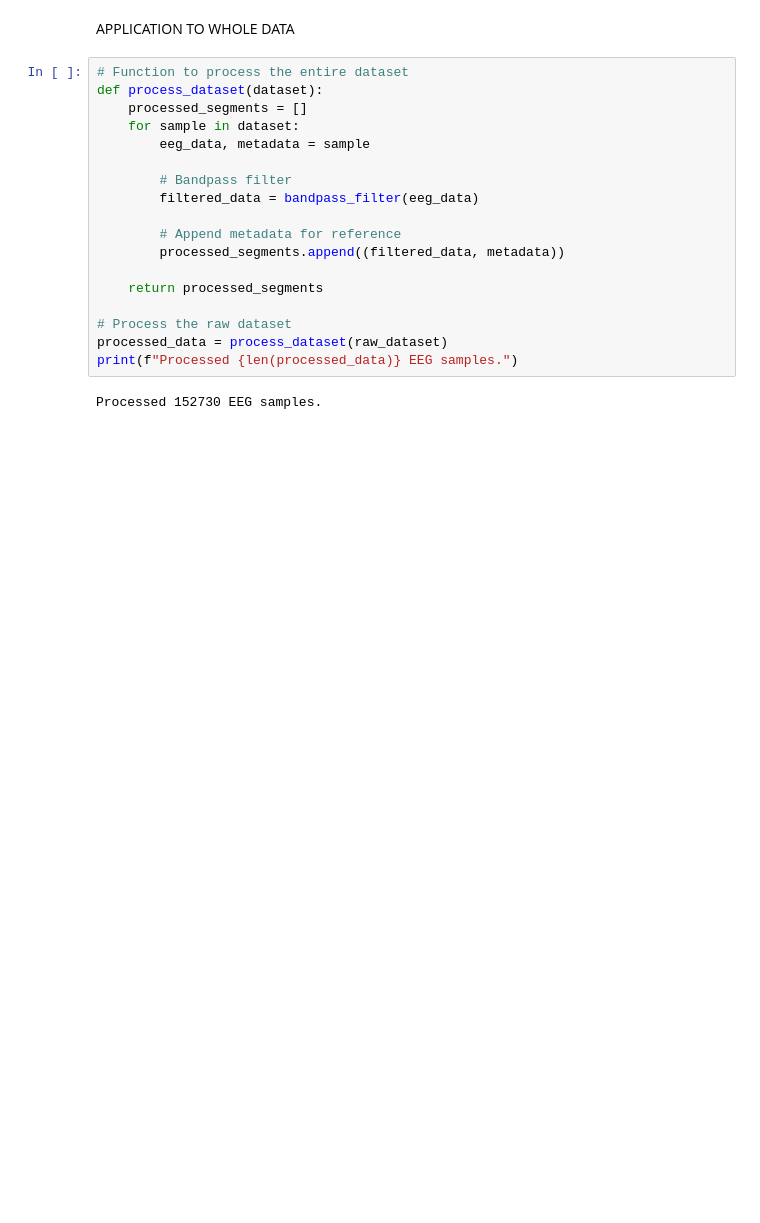
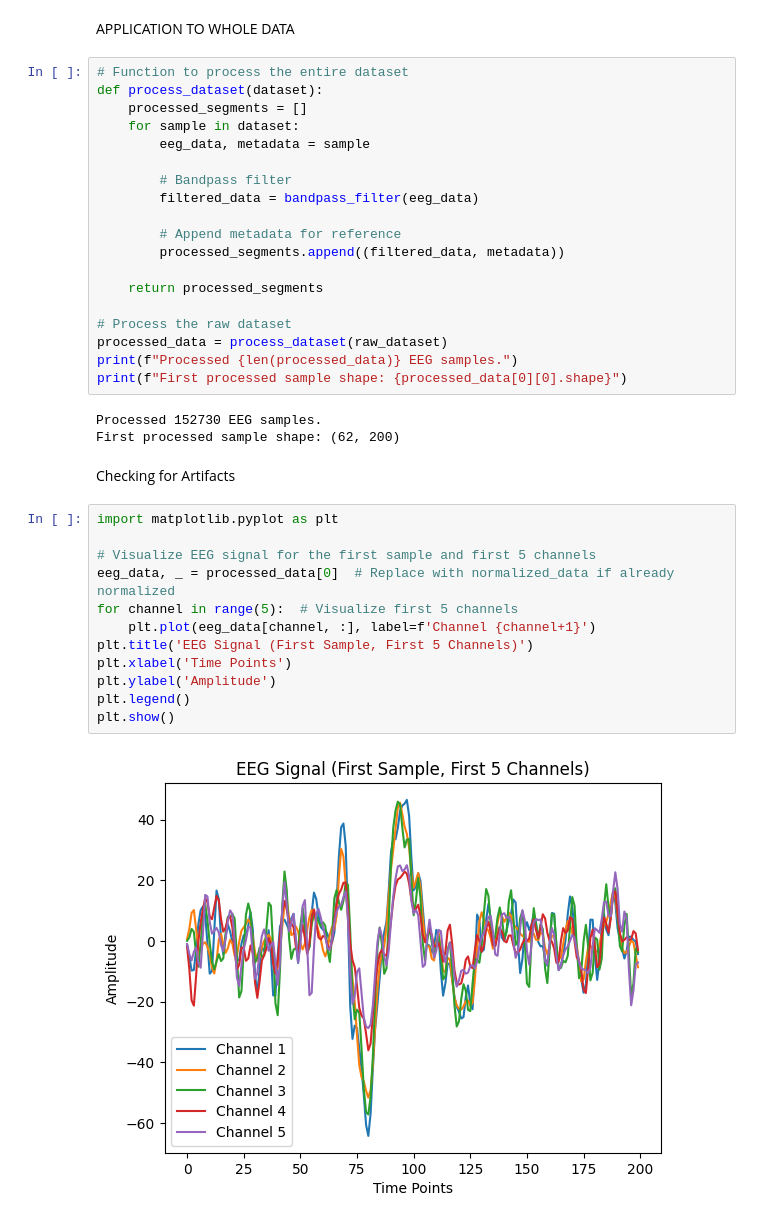
Before and after one commit to hamzaowaisog/EEg-based-Emotion-Recognition, a Jupyter notebook: Version 2_Hamza/SEED_new_approach.ipynb, the cells around one changed output. Saved outputs shown, nothing was run; the diff lists cells and outputs as text; blank space fills up the shorter version.

```diff
--- a/Version 2_Hamza/SEED_new_approach.ipynb
+++ b/Version 2_Hamza/SEED_new_approach.ipynb
@@ -375,5 +375,23 @@ def process_dataset(dataset):
 # Process the raw dataset
 processed_data = process_dataset(raw_dataset)
 print(f"Processed {len(processed_data)} EEG samples.")
+print(f"First processed sample shape: {processed_data[0][0].shape}")
 # %% [output]
 Processed 152730 EEG samples.
+First processed sample shape: (62, 200)
+# %% [markdown]
+Checking for Artifacts
+# %%
+import matplotlib.pyplot as plt
+
+# Visualize EEG signal for the first sample and first 5 channels
+eeg_data, _ = processed_data[0]  # Replace with normalized_data if already normalized
+for channel in range(5):  # Visualize first 5 channels
+    plt.plot(eeg_data[channel, :], label=f'Channel {channel+1}')
+plt.title('EEG Signal (First Sample, First 5 Channels)')
+plt.xlabel('Time Points')
+plt.ylabel('Amplitude')
+plt.legend()
+plt.show()
+# %% [output]
+[figure, added]
```
Also changed, not shown: parts of 23 cells of this notebook.
